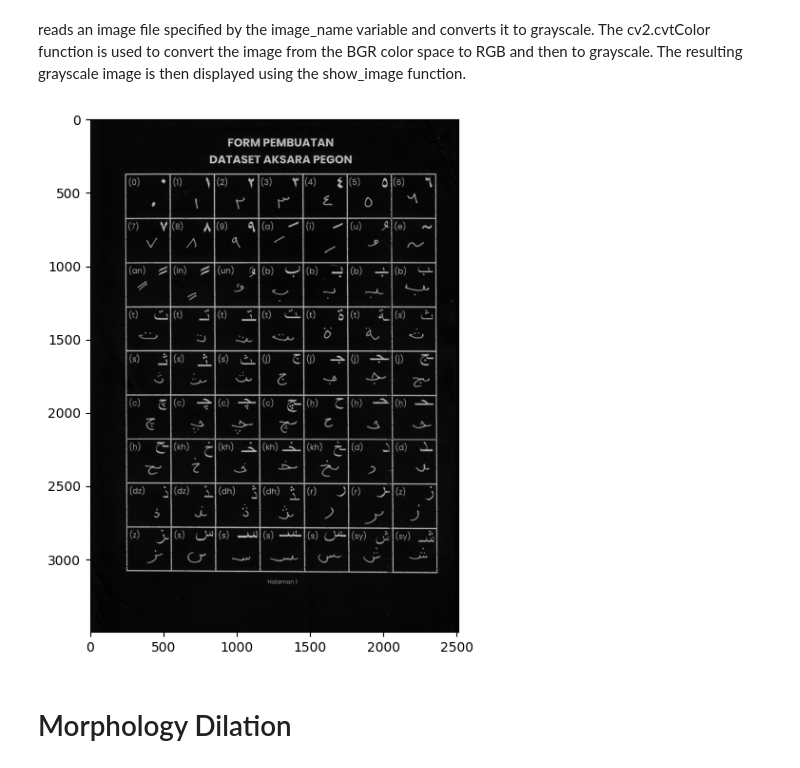
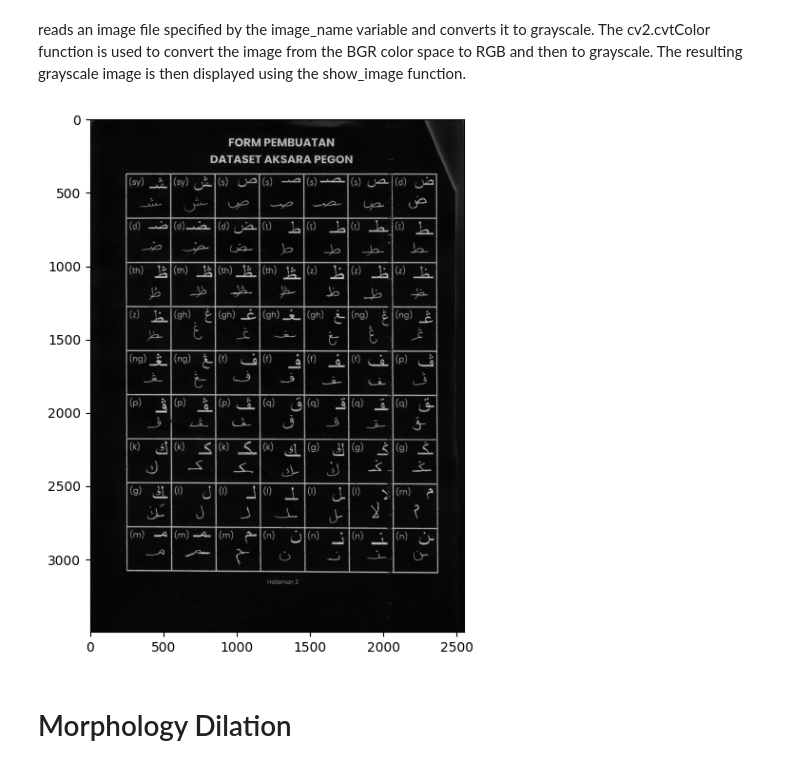
Before and after one commit to kucingcoder/pegon.ai-model, a Jupyter notebook: Code/Dataset-Prep-Concept.ipynb, the cells around one changed output. Drawn from its saved outputs; the diff is of its cells as text; code cells hidden in the pictures.

```diff
--- a/Code/Dataset-Prep-Concept.ipynb
+++ b/Code/Dataset-Prep-Concept.ipynb
@@ -43,12 +43,14 @@ def get_rect(pts):
 # %% [markdown]
 reads an image file specified by the image_name variable and converts it to grayscale. The cv2.cvtColor function is used to convert the image from the BGR color space to RGB and then to grayscale. The resulting grayscale image is then displayed using the show_image function.
 # %%
-image_name = os.path.join('..', 'Documents', 'Hand-Writing-5', '1.jpg')
+number = input('number')
+file = input('file')
+image_name = os.path.join('..', 'Documents', 'Hand-Writing-' + number, file + '.jpg')
 image_original = cv2.cvtColor(cv2.imread(image_name), cv2.COLOR_BGR2RGB)
 image_gray = 255-cv2.cvtColor(image_original, cv2.COLOR_RGB2GRAY)
 show_image(image_gray)
 # %% [output]
-[figure, old version]
+[figure, new version]
 # %% [markdown]
 # Morphology Dilation
 # %% [markdown]
```
Also changed, not shown: parts of 7 cells of this notebook, 27 other files.
